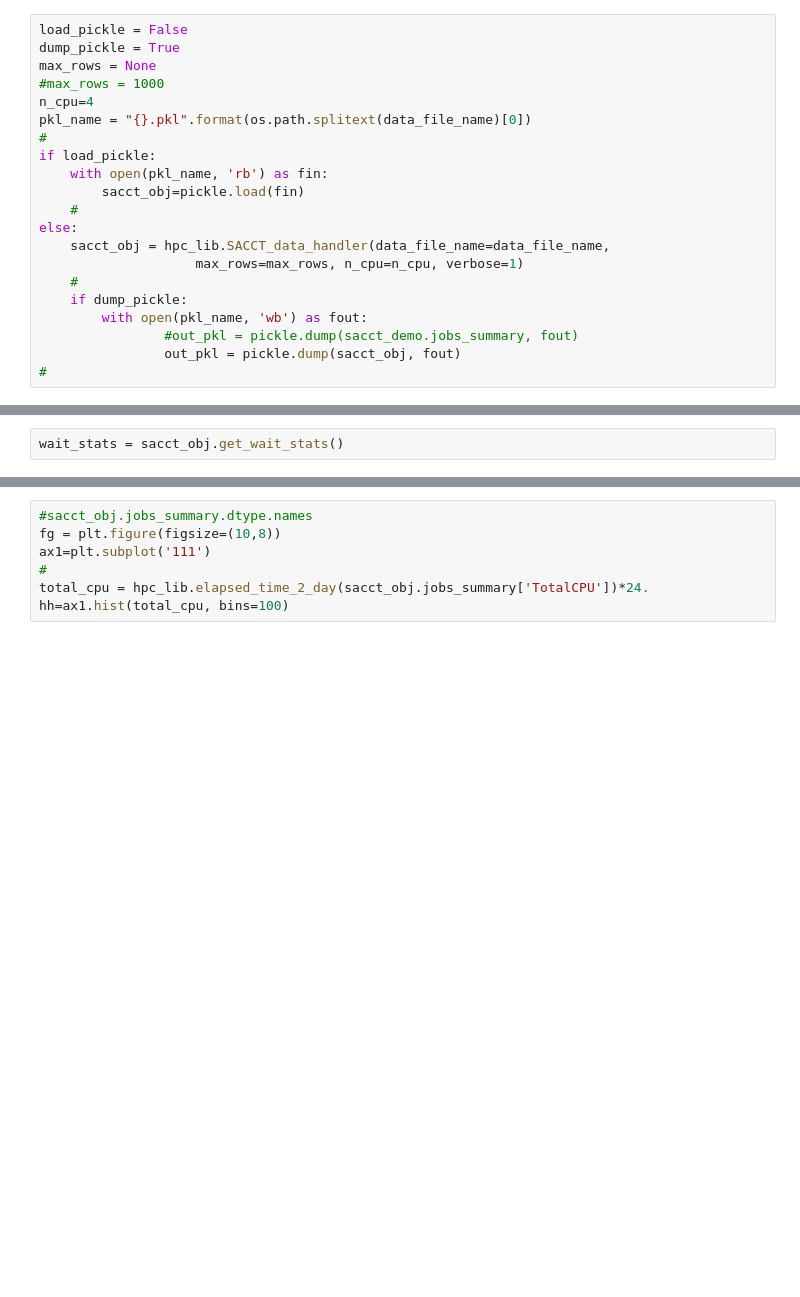
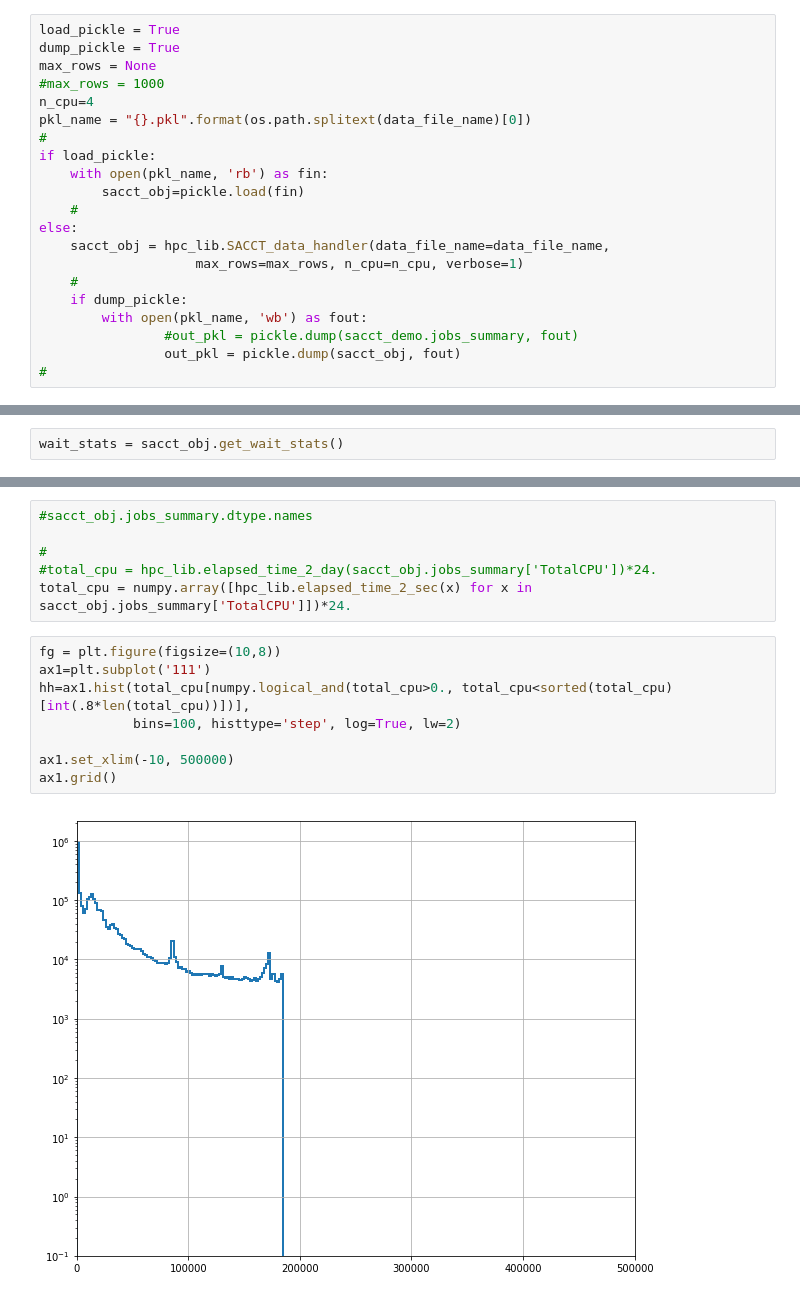
Before and after one commit to jeffersonscientific/HPC_analytics, a Jupyter notebook: hpc_analytics_preemption_times.ipynb, the cells around one changed output, grey strips where cells are left out. Saved outputs shown, nothing was run; the diff lists cells and outputs as text; blank space fills up the shorter version.

```diff
--- a/hpc_analytics_preemption_times.ipynb
+++ b/hpc_analytics_preemption_times.ipynb
@@ -44,7 +41,7 @@ data_file_name = 'data/sacct_owners_out_3500489.out'
 output_path = 'output/{}_HPC_analytics'.format(system_name)
 #output_path = 'output/HPC_analytics'
 # %%
-load_pickle = False
+load_pickle = True
 dump_pickle = True
 max_rows = None
 #max_rows = 1000
@@ -370,7 +441,16 @@ sacct_obj.__dict__.keys()
 # %%
 #sacct_obj.jobs_summary.dtype.names
-fg = plt.figure(figsize=(10,8))
-ax1=plt.subplot('111')
+
 #
-total_cpu = hpc_lib.elapsed_time_2_day(sacct_obj.jobs_summary['TotalCPU'])*24.
-hh=ax1.hist(total_cpu, bins=100)
+#total_cpu = hpc_lib.elapsed_time_2_day(sacct_obj.jobs_summary['TotalCPU'])*24.
+total_cpu = numpy.array([hpc_lib.elapsed_time_2_sec(x) for x in sacct_obj.jobs_summary['TotalCPU']])*24.
+# %%
+fg = plt.figure(figsize=(10,8))
+ax1=plt.subplot('111')
+hh=ax1.hist(total_cpu[numpy.logical_and(total_cpu>0., total_cpu<sorted(total_cpu)[int(.8*len(total_cpu))])],
+            bins=100, histtype='step', log=True, lw=2)
+
+ax1.set_xlim(-10, 500000)
+ax1.grid()
+# %% [output]
+[figure, added]
```
Also changed, not shown: parts of 14 cells of this notebook, 2 other files.
